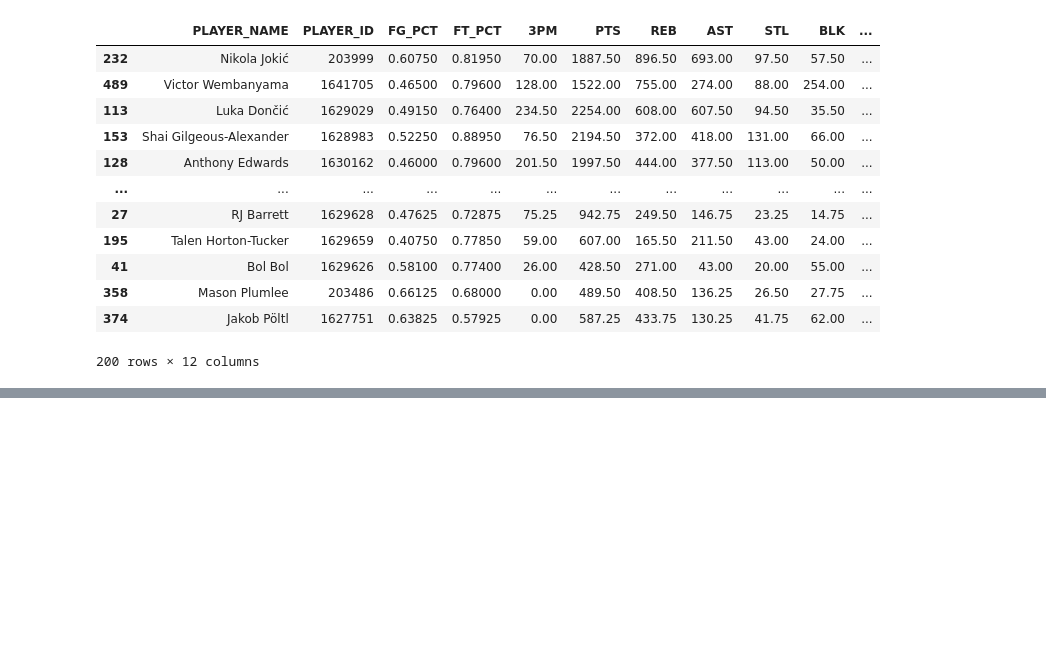
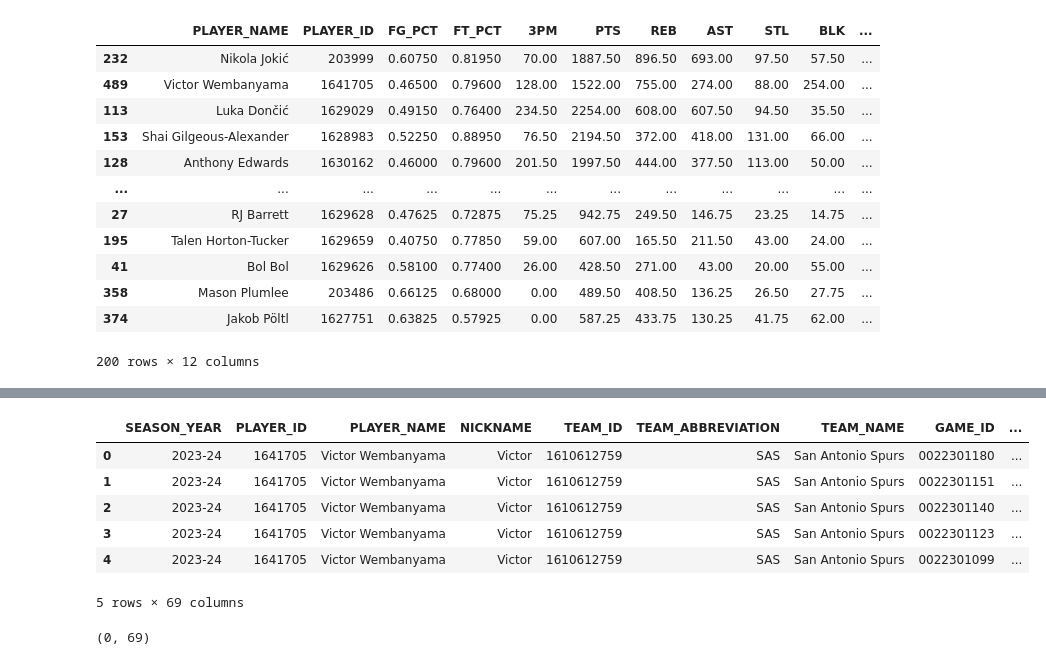
Before and after one commit to Nabs2000/nba_fantasy_model, a Jupyter notebook: data_preprocessing/obtain_current_player_info.ipynb, the cells around one changed output, grey strips where cells are left out. Drawn from its saved outputs; the diff is of its cells as text; code cells hidden in the pictures; blank space fills up the shorter version.

```diff
--- a/data_preprocessing/obtain_current_player_info.ipynb
+++ b/data_preprocessing/obtain_current_player_info.ipynb
@@ -156,0 +172,7 @@ active_player_stats_w_z_score.iloc[:200]
+# %%
+# Grab the game logs for the top 300 players
+active_players = pd.read_csv('../data/active_player_stats_w_z_score.csv')
+# Convert all player names to ASCII
+active_players['PLAYER_NAME'] = active_players['PLAYER_NAME'].apply(lambda x: unidecode(x))
+top_300_players = active_players.iloc[:300]
+player_ids = list(top_300_players['PLAYER_ID'])
@@ -156,0 +207,14 @@ active_player_stats_w_z_score.iloc[:200]
+# %%
+len(player_logs['PLAYER_ID'].unique())
+# %% [output]
+|  | SEASON_YEAR | PLAYER_ID | PLAYER_NAME | NICKNAME | TEAM_ID | TEAM_ABBREVIATION | TEAM_NAME | GAME_ID | ... |
+| 0 | 2023-24 | 1641705 | Victor Wembanyama | Victor | 1610612759 | SAS | San Antonio Spurs | 0022301180 | ... |
+| 1 | 2023-24 | 1641705 | Victor Wembanyama | Victor | 1610612759 | SAS | San Antonio Spurs | 0022301151 | ... |
+| 2 | 2023-24 | 1641705 | Victor Wembanyama | Victor | 1610612759 | SAS | San Antonio Spurs | 0022301140 | ... |
+| 3 | 2023-24 | 1641705 | Victor Wembanyama | Victor | 1610612759 | SAS | San Antonio Spurs | 0022301123 | ... |
+| 4 | 2023-24 | 1641705 | Victor Wembanyama | Victor | 1610612759 | SAS | San Antonio Spurs | 0022301099 | ... |
+5 rows × 69 columns
+# %%
+player_logs.shape
+# %% [output]
+(0, 69)
```
Also changed, not shown: parts of 4 cells of this notebook.
